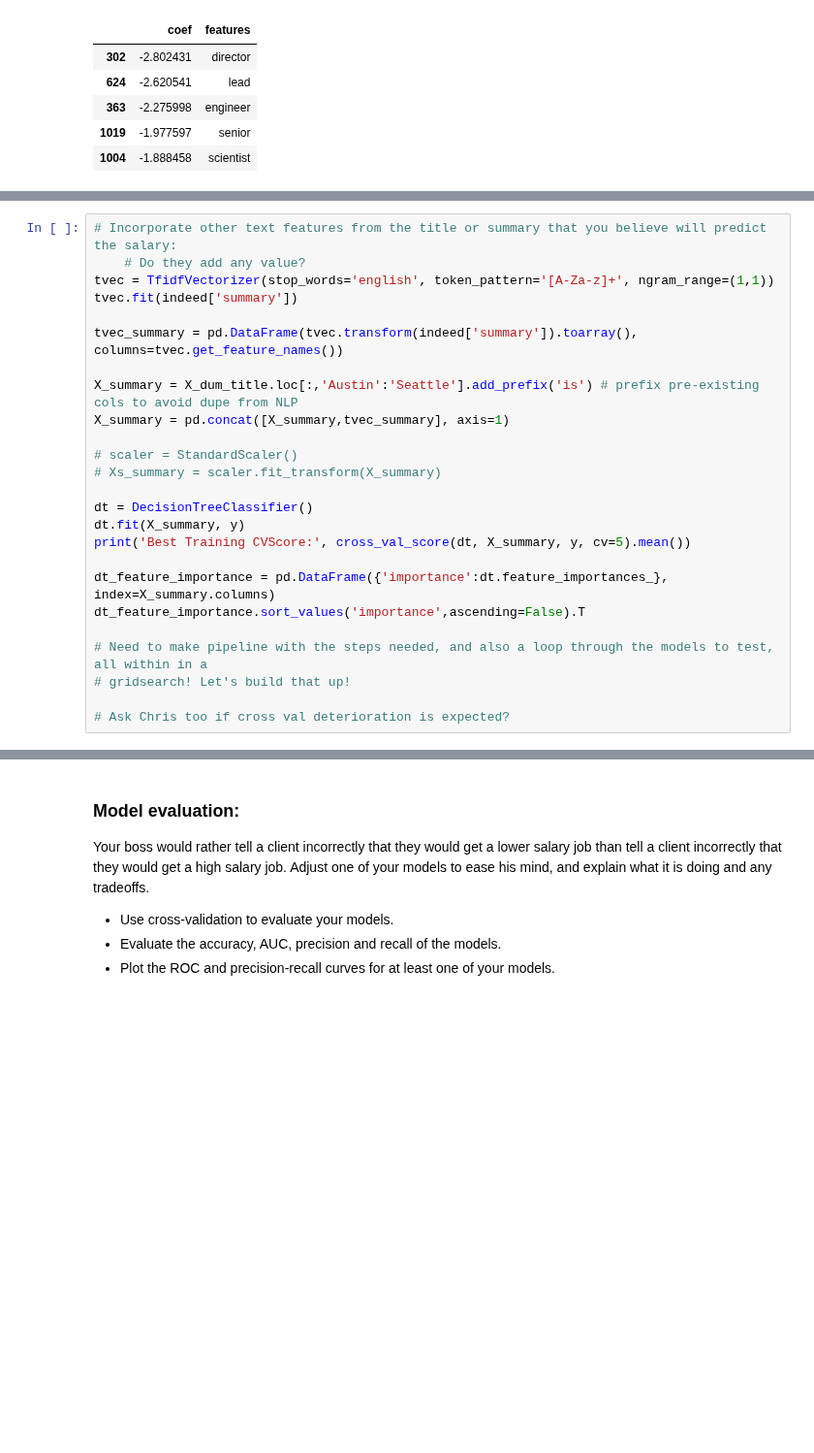
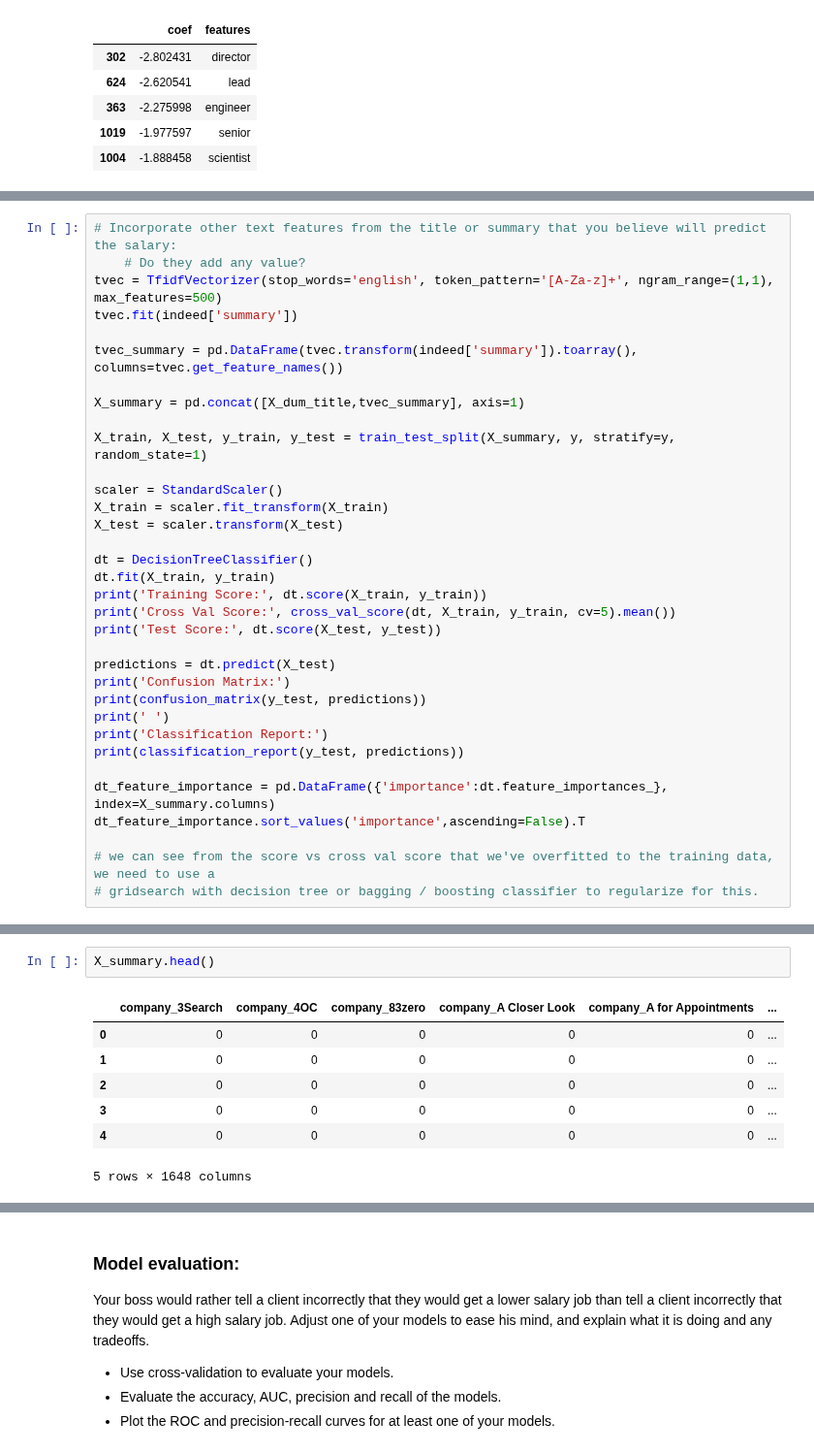
Before and after one commit to a3o1m2/DSI11-lessons, a Jupyter notebook: projects/project-4/starter_code.ipynb, the cells around one changed output, grey strips where cells are left out. Shown at 97% size. Cells and saved outputs as stored; diff of their text form; blank space fills up the shorter version.

```diff
--- a/projects/project-4/starter_code.ipynb
+++ b/projects/project-4/starter_code.ipynb
@@ -612,25 +591,34 @@ Best Training CVScore: 0.3641062882582081
 # %%
 # Incorporate other text features from the title or summary that you believe will predict the salary:
     # Do they add any value?
-tvec = TfidfVectorizer(stop_words='english', token_pattern='[A-Za-z]+', ngram_range=(1,1))
+tvec = TfidfVectorizer(stop_words='english', token_pattern='[A-Za-z]+', ngram_range=(1,1), max_features=500)
 tvec.fit(indeed['summary'])
 
 tvec_summary = pd.DataFrame(tvec.transform(indeed['summary']).toarray(), columns=tvec.get_feature_names())
 
-X_summary = X_dum_title.loc[:,'Austin':'Seattle'].add_prefix('is') # prefix pre-existing cols to avoid dupe from NLP
-X_summary = pd.concat([X_summary,tvec_summary], axis=1)
+X_summary = pd.concat([X_dum_title,tvec_summary], axis=1)
 
-# scaler = StandardScaler()
-# Xs_summary = scaler.fit_transform(X_summary)
+X_train, X_test, y_train, y_test = train_test_split(X_summary, y, stratify=y, random_state=1)
+
+scaler = StandardScaler()
+X_train = scaler.fit_transform(X_train)
+X_test = scaler.transform(X_test)
 
 dt = DecisionTreeClassifier()
-dt.fit(X_summary, y)
-print('Best Training CVScore:', cross_val_score(dt, X_summary, y, cv=5).mean())
+dt.fit(X_train, y_train)
+print('Training Score:', dt.score(X_train, y_train))
+print('Cross Val Score:', cross_val_score(dt, X_train, y_train, cv=5).mean())
+print('Test Score:', dt.score(X_test, y_test))
+
+predictions = dt.predict(X_test)
+print('Confusion Matrix:')
+print(confusion_matrix(y_test, predictions))
+print(' ')
+print('Classification Report:')
+print(classification_report(y_test, predictions))
 
 dt_feature_importance = pd.DataFrame({'importance':dt.feature_importances_}, index=X_summary.columns)
 dt_feature_importance.sort_values('importance',ascending=False).T
 
-# Need to make pipeline with the steps needed, and also a loop through the models to test, all within in a
-# gridsearch! Let's build that up!
-
-# Ask Chris too if cross val deterioration is expected?
+# we can see from the score vs cross val score that we've overfitted to the training data, we need to use a
+# gridsearch with decision tree or bagging / boosting classifier to regularize for this.
@@ -636,0 +649,10 @@ dt_feature_importance.sort_values('importance',ascending=False).T
+# %%
+X_summary.head()
+# %% [output]
+|  | company_3Search | company_4OC | company_83zero | company_A Closer Look | company_A for Appointments | ... |
+| 0 | 0 | 0 | 0 | 0 | 0 | ... |
+| 1 | 0 | 0 | 0 | 0 | 0 | ... |
+| 2 | 0 | 0 | 0 | 0 | 0 | ... |
+| 3 | 0 | 0 | 0 | 0 | 0 | ... |
+| 4 | 0 | 0 | 0 | 0 | 0 | ... |
+5 rows × 1648 columns
```
Also changed, not shown: parts of 21 cells of this notebook, 5 other files.
